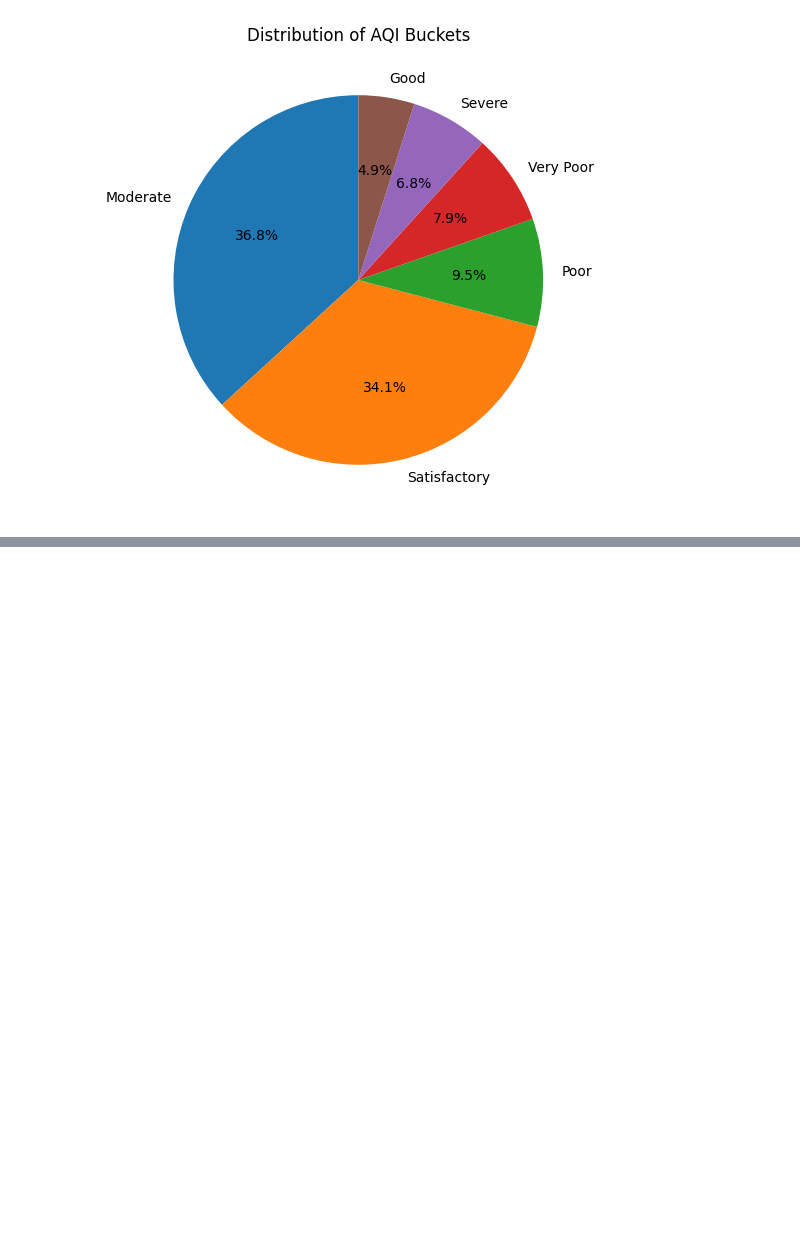
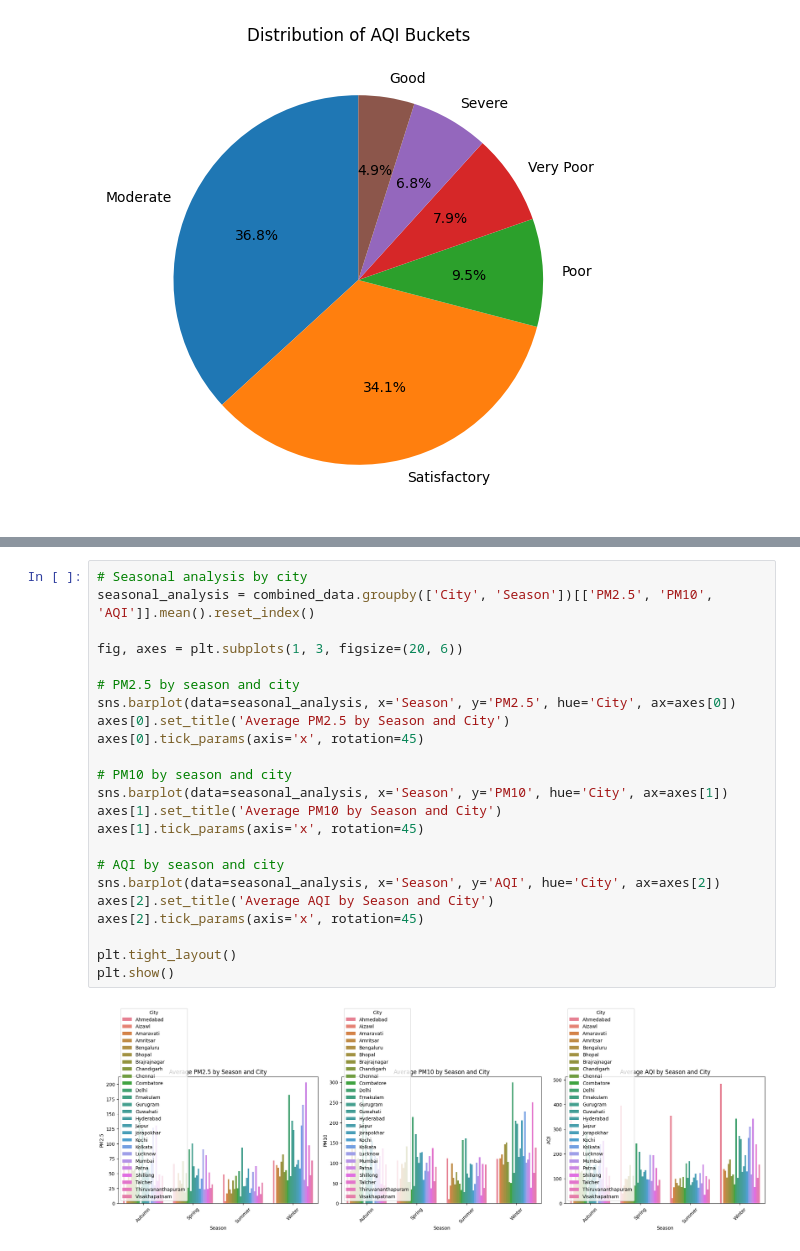
Before and after one commit to nidarshan98/air-quality-prediction-system, a Jupyter notebook: air_quality_analysis.ipynb, the cells around one changed output, grey strips where cells are left out. Drawn from its saved outputs; the diff is of its cells as text; blank space fills up the shorter version.

Commit message:
EDA - Seasonal analysis by city

```diff
--- a/air_quality_analysis.ipynb
+++ b/air_quality_analysis.ipynb
@@ -421,0 +436,25 @@ if 'AQI_Bucket' in combined_data.columns:
+# %%
+# Seasonal analysis by city
+seasonal_analysis = combined_data.groupby(['City', 'Season'])[['PM2.5', 'PM10', 'AQI']].mean().reset_index()
+
+fig, axes = plt.subplots(1, 3, figsize=(20, 6))
+
+# PM2.5 by season and city
+sns.barplot(data=seasonal_analysis, x='Season', y='PM2.5', hue='City', ax=axes[0])
+axes[0].set_title('Average PM2.5 by Season and City')
+axes[0].tick_params(axis='x', rotation=45)
+
+# PM10 by season and city
+sns.barplot(data=seasonal_analysis, x='Season', y='PM10', hue='City', ax=axes[1])
+axes[1].set_title('Average PM10 by Season and City')
+axes[1].tick_params(axis='x', rotation=45)
+
+# AQI by season and city
+sns.barplot(data=seasonal_analysis, x='Season', y='AQI', hue='City', ax=axes[2])
+axes[2].set_title('Average AQI by Season and City')
+axes[2].tick_params(axis='x', rotation=45)
+
+plt.tight_layout()
+plt.show()
+# %% [output]
+[figure, added]
```
Also changed, not shown: parts of 1 cell of this notebook.
